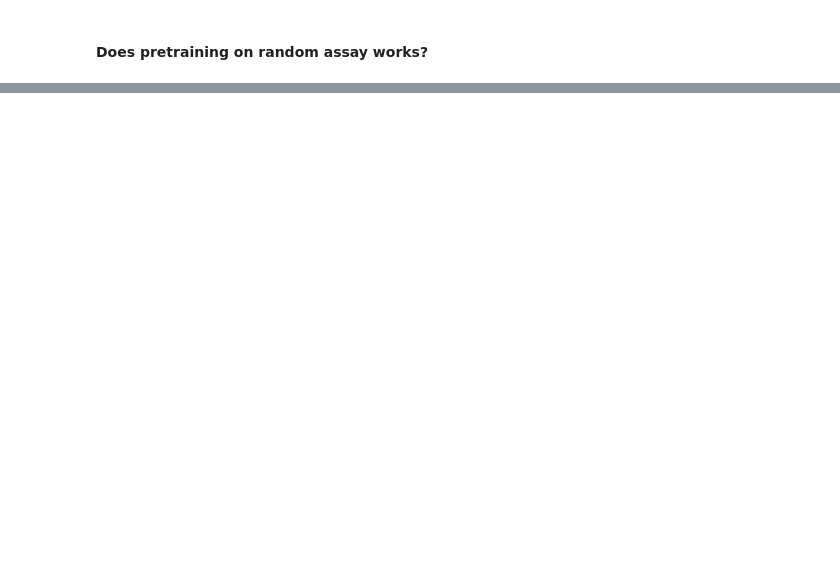
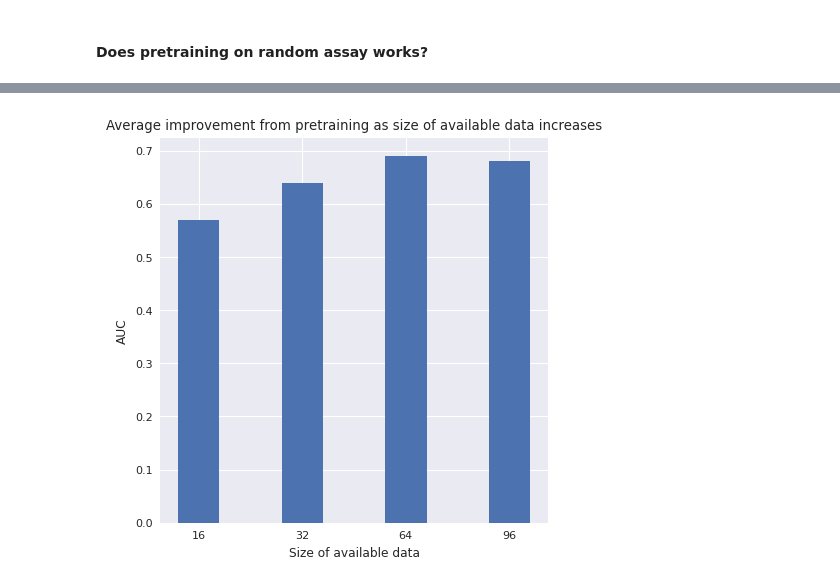
Before and after one commit to son-ha-264/FSL_CP, a Jupyter notebook: result/notebook/protonet_result.ipynb, the cells around one changed output, grey strips where cells are left out. Cells and saved outputs as stored; diff of their text form; code cells hidden in the pictures; blank space fills up the shorter version.

```diff
--- a/result/notebook/protonet_result.ipynb
+++ b/result/notebook/protonet_result.ipynb
@@ -100,3 +100,17 @@ with plt.style.context(['seaborn', 'seaborn-paper']):
 # %%
 # something like https://github.com/microsoft/FS-Mol/blob/main/baselines/plots/all_tasks/1613949.png
 # comparing of methods for each task
+# %%
+with plt.style.context(['seaborn', 'seaborn-paper']):
+    plt.figure(figsize=(5, 5))
+    plt.bar(
+        ['16', '32', '64', '96'],
+        [after_16[9], after_32[9], after_64[9], after_96[9]],
+        width=0.4,
+    )
+    plt.xlabel('Size of available data')
+    plt.ylabel('AUC')
+    plt.title('Average improvement from pretraining as size of available data increases')
+    plt.show()
+# %% [output]
+[figure, added]
```
Also changed, not shown: parts of 4 cells of this notebook, 12 other files.
